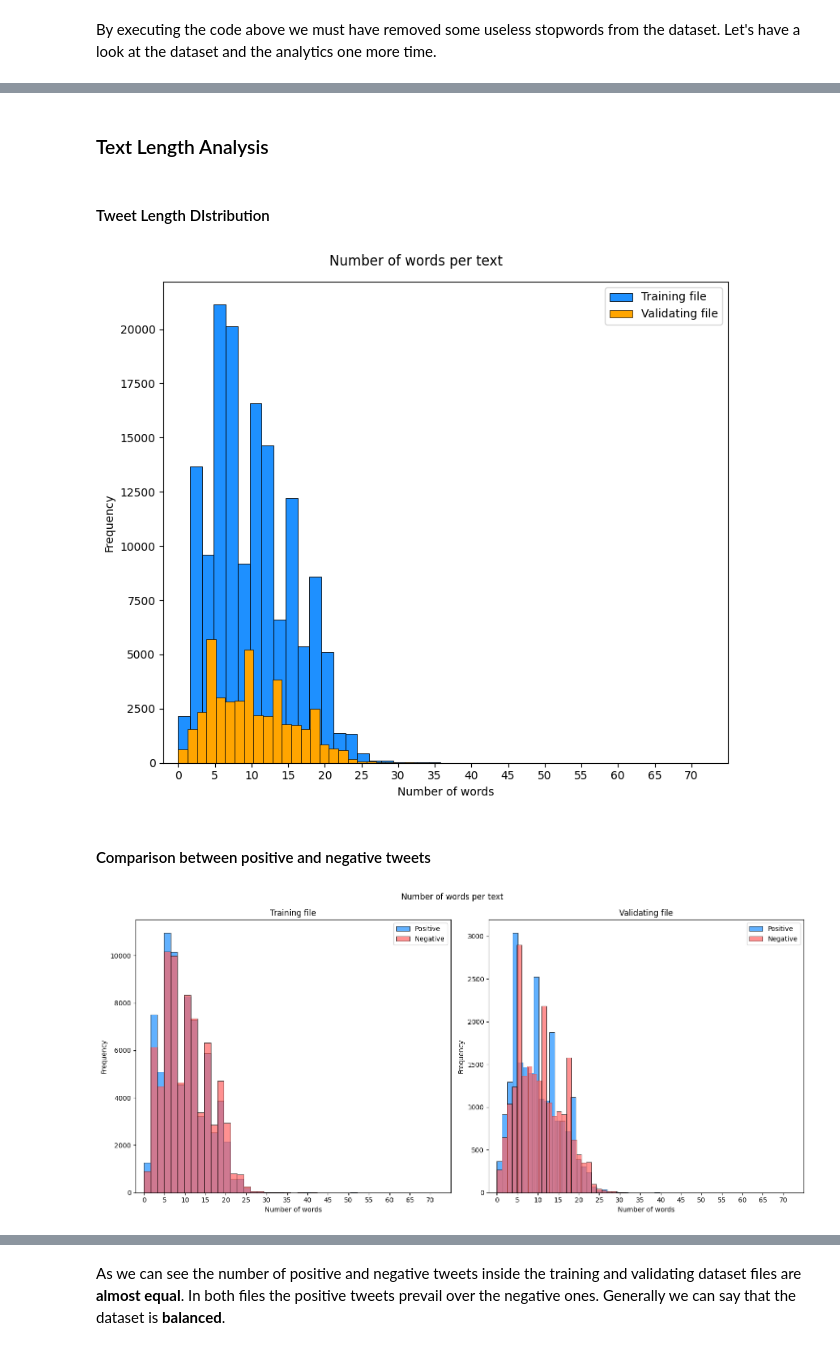
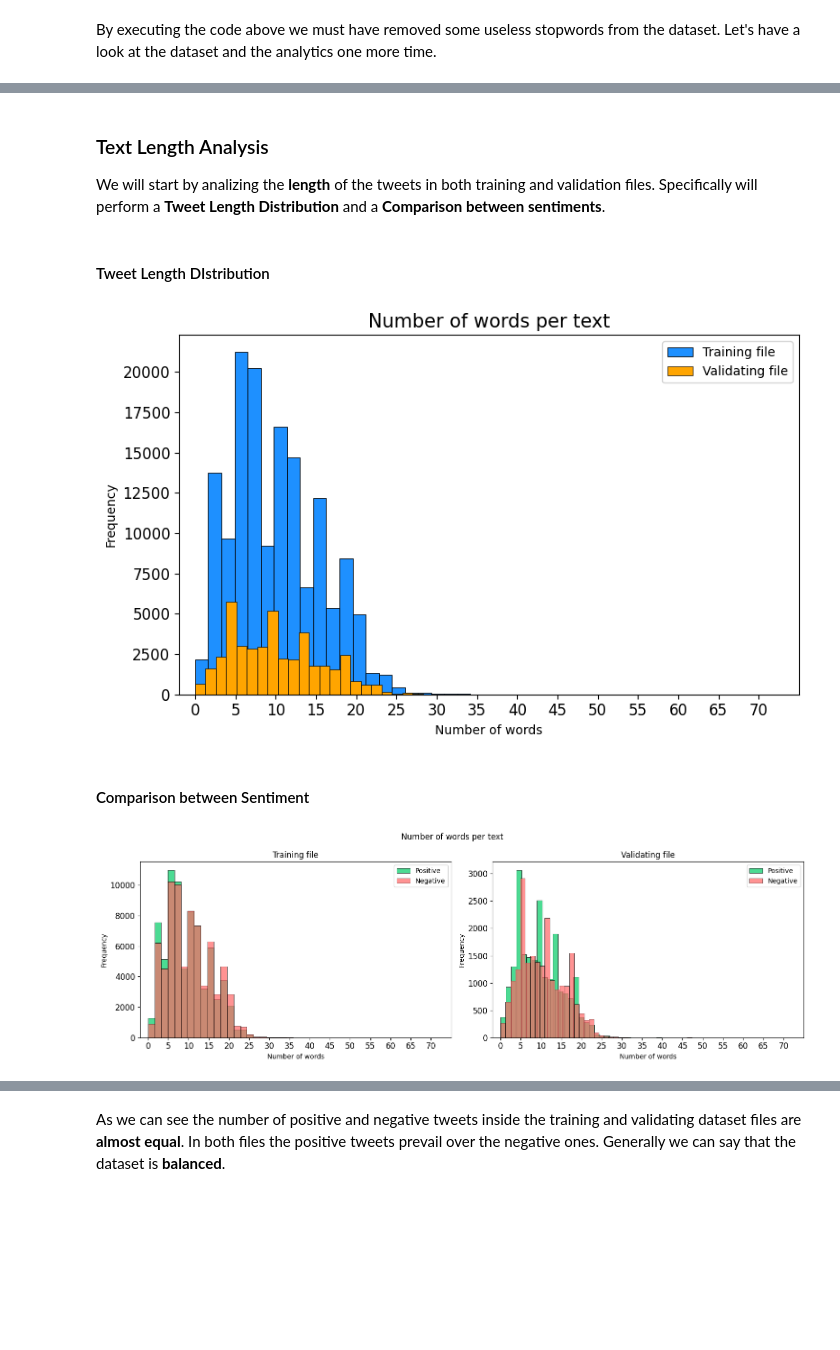
Before and after one commit to AntonisZks/Deep-Learning-for-Natural-Language-Processing, a Jupyter notebook: Notebooks/natural-language-processing.ipynb, the cells around one changed output, grey strips where cells are left out. Drawn from its saved outputs; the diff is of its cells as text; code cells hidden in the pictures; blank space fills up the shorter version.

```diff
--- a/Notebooks/natural-language-processing.ipynb
+++ b/Notebooks/natural-language-processing.ipynb
@@ -104,11 +104,11 @@ from nltk.stem import PorterStemmer, WordNetLemmatizer
 from nltk.corpus import wordnet
 import contractions
 
-# nltk.download('wordnet')
-# nltk.download('omw-1.4')
+nltk.download('wordnet')
+nltk.download('omw-1.4')
 
-# stemmer = PorterStemmer()
-# lemmatizer = WordNetLemmatizer()
+stemmer = PorterStemmer()
+lemmatizer = WordNetLemmatizer()
 
 def clean_text(text: str) -> str:
     text = text.lower() # Convert to lowercase
@@ -124,9 +124,9 @@ def clean_text(text: str) -> str:
 
     text = re.sub(r"\d+", "", text)
 
-    # words = text.split()
-    # stemmed_words = [stemmer.stem(word) for word in words] # Apply stemming
-    # lemmatized_words = [lemmatizer.lemmatize(word) for word in stemmed_words] # Apply lemmatization
-    # text = " ".join(lemmatized_words)
+    words = text.split()
+    stemmed_words = [stemmer.stem(word) for word in words] # Apply stemming
+    lemmatized_words = [lemmatizer.lemmatize(word) for word in stemmed_words] # Apply lemmatization
+    text = " ".join(lemmatized_words)
 
     return text
@@ -211,7 +220,10 @@ warnings.filterwarnings("ignore", category=UserWarning, module="nltk")
 
 def remove_stopwords(text: str) -> str:
     # Remove the stopwords from the original text
-    stop_words = set(["i", "to", "the", "is", "a", "you", "my", "and", "it", "am", "for", "in", "of", "that", "on", "so", "me"])
+    stop_words = set(
+        ["i", "to", "the", "is", "a", "you", "my", "and",
+         "it", "am", "for", "in", "of", "that", "on", "so", "me"]
+    )
     word_tokens = word_tokenize(text)
     filtered_words = [word for word in word_tokens if word not in stop_words]
 
@@ -257,6 +267,7 @@ As we can see the dataset has been cleaned successfully and there not any stopwo
 We are now going to fall into a deeper analysis of the dataset, in order to collect some information about the user comments.
 # %% [markdown]
 ### Text Length Analysis
+We will start by analizing the **length** of the tweets in both training and validation files. Specifically will perform a **Tweet Length Distribution** and a **Comparison between sentiments**.
 # %% [markdown]
 #### Tweet Length DIstribution
 # %%
@@ -267,7 +278,7 @@ train_df['num_words'] = train_df['Cleaned_text'].apply(lambda x: len(x.split()))
 val_df['num_words'] = val_df['Cleaned_text'].apply(lambda x: len(x.split()))
 
 # Plot the histogram of the number of words in the training and validating files
-fig, ax = plt.subplots(figsize=(8, 7))
+fig, ax = plt.subplots(figsize=(8, 5))
 sns.histplot(train_df['num_words'], bins=70, color='dodgerblue', label='Training file', ax=ax, alpha=1)
 sns.histplot(val_df['num_words'], bins=70, color='orange', label='Validating file', ax=ax, alpha=1)
 
@@ -277,44 +288,46 @@ ax.legend()
 
 ax.set_xlim(-2, 75)
 ax.set_xticks(range(0, 75, 5))
+ax.tick_params(axis='both', which='major', labelsize=12)
 
-plt.suptitle("Number of words per text")
+plt.title("Number of words per text", fontsize=15)
 plt.tight_layout()
 plt.show()
 # %% [output]
-[figure, old version]
+[figure, new version]
 # %% [markdown]
-#### Comparison between positive and negative tweets
+#### Comparison between Sentiment
 # %%
 # Compare words frequency between positive and negative tweets
 positive_train_df = train_df[train_df['Label'] == 1]
 negative_train_df = train_df[train_df['Label'] == 0]
 
 positive_val_df = val_df[val_df['Label'] == 1]
 negative_val_df = val_df[val_df['Label'] == 0]
 
 # Plot the word frequency of positive and negative tweets for the training and validating files
-fig, axes = plt.subplots(1, 2, figsize=(15, 7))
+fig, axes = plt.subplots(1, 2, figsize=(15, 5))
 
-sns.histplot(positive_train_df['num_words'], bins=70, color='dodgerblue', label='Positive', ax=axes[0], alpha=0.7)
-sns.histplot(negative_train_df['num_words'], bins=70, color='#FF6262', label='Negative', ax=axes[0], alpha=0.7)
+sns.histplot(positive_train_df['num_words'], bins=70, color='#00CC66', label='Positive', ax=axes[0], alpha=0.7)
+sns.histplot(negative_train_df['num_words'], bins=70, color='#FF6666', label='Negative', ax=axes[0], alpha=0.7)
 
-sns.histplot(positive_val_df['num_words'], bins=70, color='dodgerblue', label='Positive', ax=axes[1], alpha=0.7)
-sns.histplot(negative_val_df['num_words'], bins=70, color='#FF6262', label='Negative', ax=axes[1], alpha=0.7)
+sns.histplot(positive_val_df['num_words'], bins=70, color='#00CC66', label='Positive', ax=axes[1], alpha=0.7)
+sns.histplot(negative_val_df['num_words'], bins=70, color='#FF6666', label='Negative', ax=axes[1], alpha=0.7)
 
 axes[0].set_title("Training file")
 axes[1].set_title("Validating file")
 
 for ax in axes:
     ax.set_xlabel("Number of words")
     ax.set_ylabel("Frequency")
     ax.legend()
     ax.set_xlim(-2, 75)
     ax.set_xticks(range(0, 75, 5))
+    ax.tick_params(axis='both', which='major', labelsize=12)
 
 plt.suptitle("Number of words per text")
 plt.tight_layout()
 plt.show()
 # %% [output]
-[figure, old version]
+[figure, new version]
 # %% [markdown]
```
Also changed, not shown: parts of 51 cells of this notebook, 2 other files.
